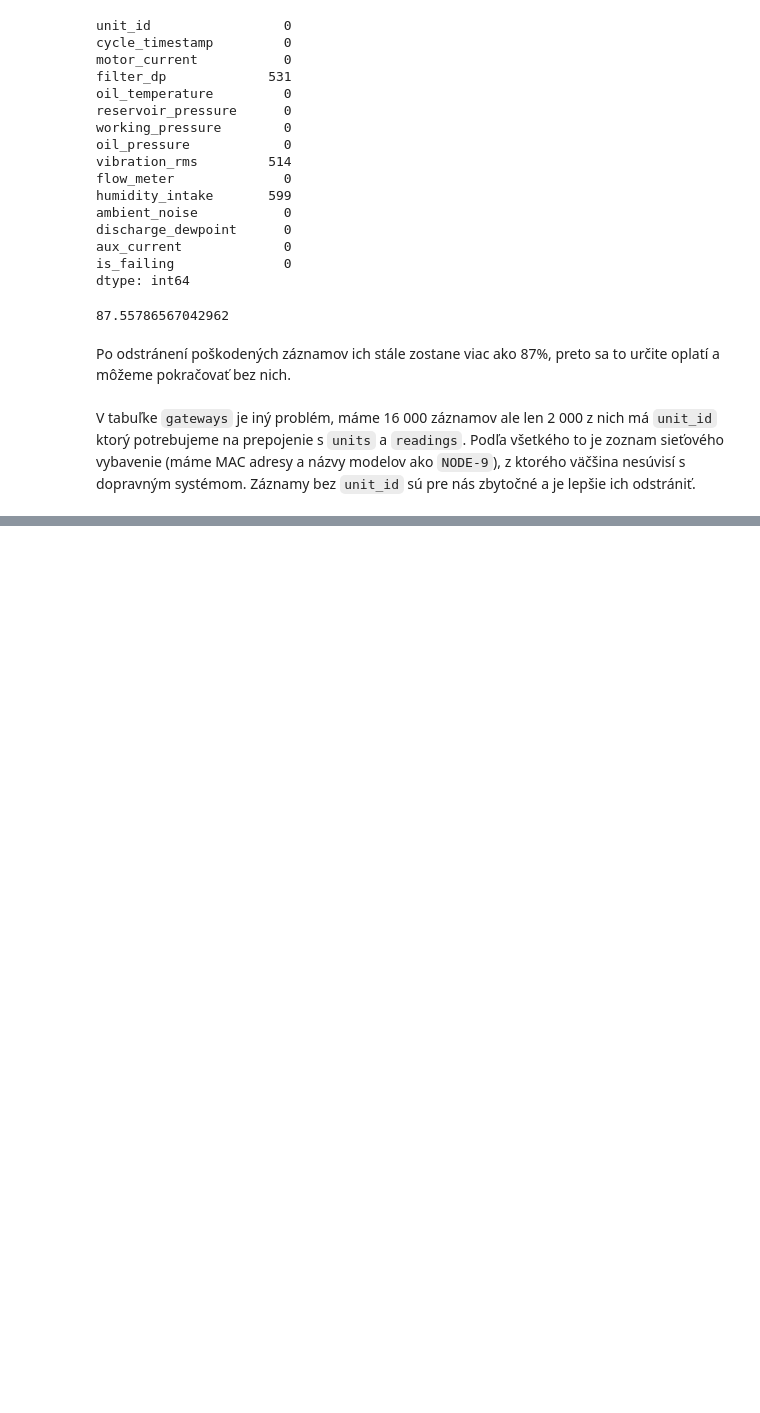
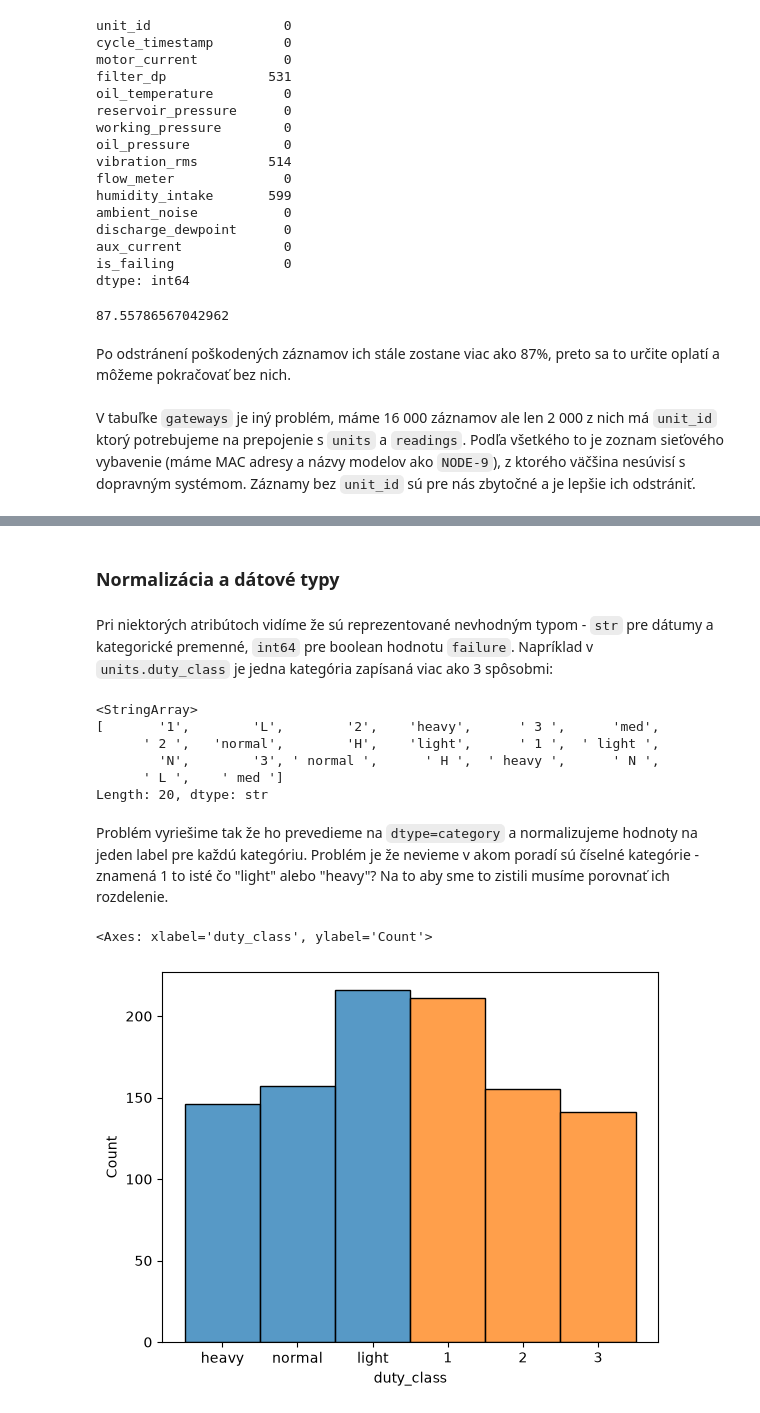
Before and after one commit to tancop/iau-projekt, a Jupyter notebook: main.ipynb, the cells around one changed output, grey strips where cells are left out. Drawn from its saved outputs; the diff is of its cells as text; code cells hidden in the pictures; blank space fills up the shorter version.

```diff
--- a/main.ipynb
+++ b/main.ipynb
@@ -389,0 +335,2 @@ memory usage: 125.1 KB
+# %%
+units.dropna(inplace=True)
@@ -389,0 +354,24 @@ memory usage: 125.1 KB
+# %% [markdown]
+### Normalizácia a dátové typy
+# %% [markdown]
+Pri niektorých atribútoch vidíme že sú reprezentované nevhodným typom - `str` pre dátumy a kategorické premenné, `int64` pre boolean hodnotu `failure`. Napríklad v `units.duty_class` je jedna kategória zapísaná viac ako 3 spôsobmi:
+# %%
+units['duty_class'].unique()
+# %% [output]
+<StringArray>
+[       '1',        'L',        '2',    'heavy',      ' 3 ',      'med',
+      ' 2 ',   'normal',        'H',    'light',      ' 1 ',  ' light ',
+        'N',        '3', ' normal ',      ' H ',  ' heavy ',      ' N ',
+      ' L ',    ' med ']
+Length: 20, dtype: str
+# %% [markdown]
+Problém vyriešime tak že ho prevedieme na `dtype=category` a normalizujeme hodnoty na jeden label pre každú kategóriu. Problém je že nevieme v akom poradí sú číselné kategórie - znamená 1 to isté čo "light" alebo "heavy"? Na to aby sme to zistili musíme porovnať ich rozdelenie.
+# %%
+text_classes = ['light', 'normal', 'heavy']
+num_classes = ['1', '2', '3']
+
+sns.histplot(units.loc[units['duty_class'].isin(text_classes)]['duty_class'])
+sns.histplot(units.loc[units['duty_class'].isin(num_classes)]['duty_class'])
+# %% [output]
+<Axes: xlabel='duty_class', ylabel='Count'>
+[figure, added]
```
Also changed, not shown: parts of 12 cells of this notebook.
